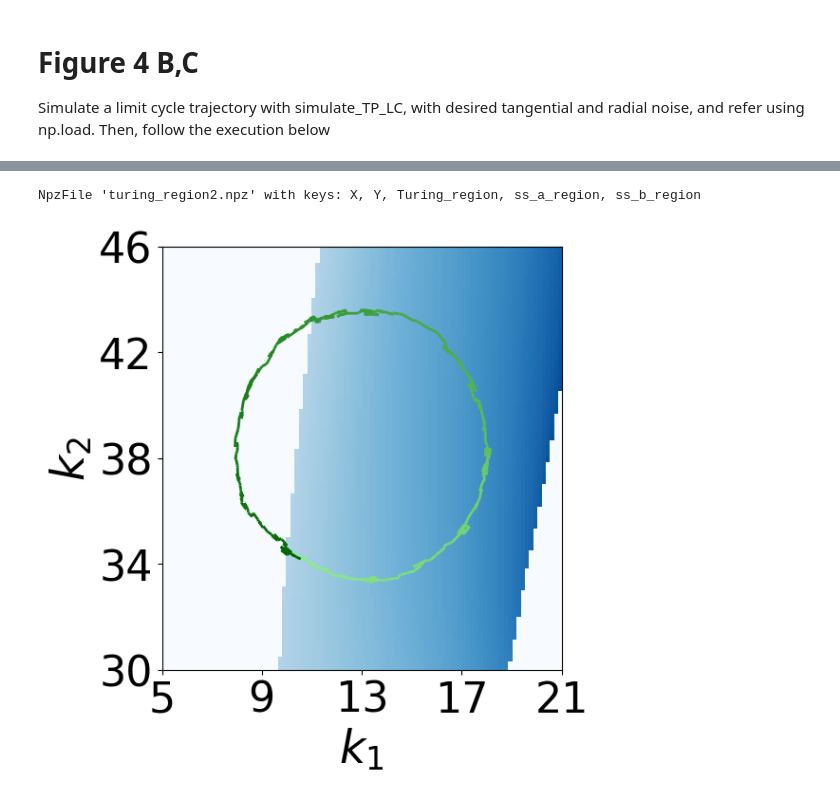
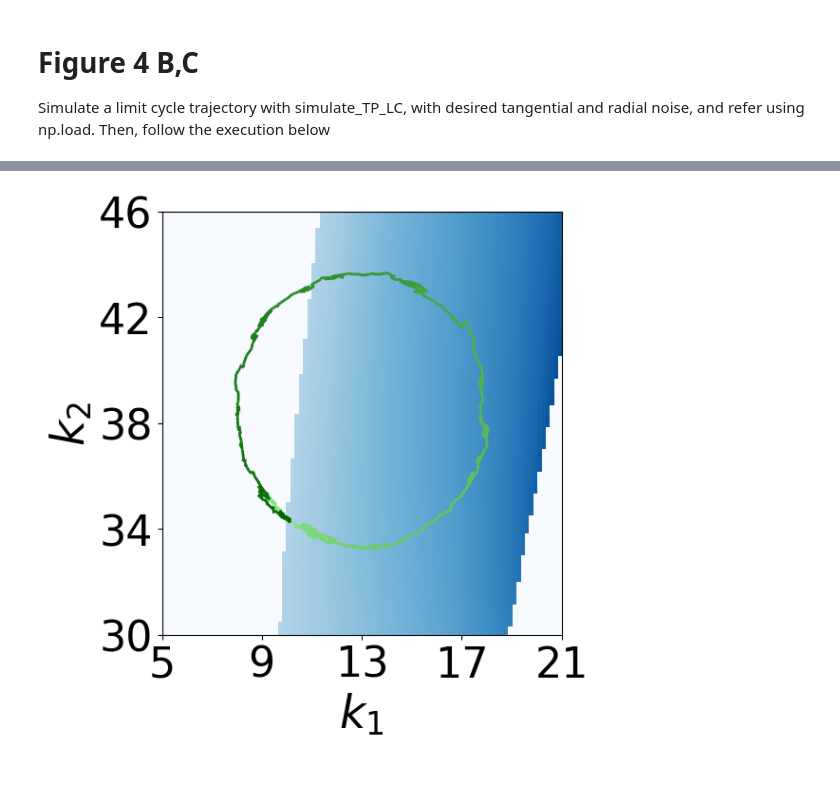
Before and after one commit to Endres-group/Limit-cycle-Turing-patterns, a Jupyter notebook: Figure_4.ipynb, the cells around one changed output, grey strips where cells are left out. Cells and saved outputs as stored; diff of their text form; code cells hidden in the pictures.

```diff
--- a/Figure_4.ipynb
+++ b/Figure_4.ipynb
@@ -110,6 +111,6 @@ X, Y, Turing_region = compute_turing_region(params, 0, 30, 15,50, 6,ss_a_region,
 # np.savez('turing_region.npz', X=X, Y=Y, Turing_region=Turing_region,ss_a_region = ss_a_region,ss_b_region = ss_b_region)
 # %%
-tr = np.load('turing_region2.npz')
+tr = np.load('turing_region.npz')
 X = tr['X']
 Y = tr['Y']
 Turing_region = tr['Turing_region']
@@ -1483,16 +1519,38 @@ print(centers)
+# %%
+tan_vars = simulate_LC_TP(
+                y0=y0.copy(),
+                t0=0,
+                t_max=630,
+                dt=dt,
+                c=params,
+                dx=dx,
+                bound_cond=bound_cond,
+                modelfuns=model_eq,
+                r=r,
+                noise_amp=noise_amp,
+                v_r=v_r,
+                v_theta=v_theta,
+                cent_cyc=[centers[5][0],centers[5][1]],
+                k1_0 = entrances[5][0],
+                k2_0 = entrances[5][1],
+                tangential_noise = 0.16,
+                radial_noise = 0.04
+        )
 # %% [markdown]
 # Figure 4 B,C
 Simulate a limit cycle trajectory with simulate_TP_LC, with desired tangential and radial noise, and refer using np.load. Then, follow the execution below
 # %%
-data = np.load('turing_region.npz')
+data = np.load('turing_region2.npz')
 X = data['X']
 Y = data['Y']
 Turing_region = data['Turing_region']
 
 # Load your data
-res = np.load('fig4_rad_noise_graph0.npz')
-x = res['k1']
-y = res['k2']
+x = []
+y = []
+for i in range(len(rad_vars)):
+    x.append(rad_vars[i]["k1"])
+    y.append(rad_vars[i]["k2"])
 
 # Create segments for LineCollection
 points = np.array([x, y]).T.reshape(-1, 1, 2)
@@ -1524,6 +1582,6 @@ ax.set_ylabel(r"$k_2$",fontsize = 34)
 ax.set_yticks([30, 34, 38, 42, 46])
 ax.tick_params(axis='both', labelsize=32)
 plt.tight_layout()
-plt.savefig('fig4_radial_noise')
+plt.savefig('fig4_radial_noise_rev')
 plt.show()
 # %% [output]
@@ -1532,36 +1589,37 @@ NpzFile 'turing_region2.npz' with keys: X, Y, Turing_region, ss_a_region, ss_b_r
 # %%
-res = np.load('fig4_tan_noise_graph1.npz')
-x = res['k1']
-y = res['k2']
+x = []
+y = []
+for i in range(len(tan_vars)):
+    x.append(tan_vars[i]["k1"])
+    y.append(tan_vars[i]["k2"])
 
 points = np.array([x, y]).T.reshape(-1, 1, 2)
 segments = np.concatenate([points[:-1], points[1:]], axis=1)
 
 cmap = LinearSegmentedColormap.from_list("green_gradient", ["lightgreen", "darkgreen"])
 
 norm = Normalize(vmin=0, vmax=len(x))
 
 lc = LineCollection(segments, cmap=cmap, norm=norm)
 lc.set_array(np.arange(len(x)))
 lc.set_linewidth(2)
 
 fig, ax = plt.subplots(figsize = (6,6))
 ax.add_collection(lc)
 
 plt.pcolormesh(X, Y, Turing_region, shading="auto", cmap = 'Blues')
 
 ax.set_xlim(5, 21)
 ax.set_xlabel(r"$k_1$",fontsize = 34)
 ax.set_xticks([5, 9,13,  17, 21])
 
 ax.set_ylim(30, 46)
 ax.set_ylabel(r"$k_2$",fontsize = 34)
 
 ax.set_yticks([30, 34, 38, 42, 46])
 ax.tick_params(axis='both', labelsize=32)
 plt.tight_layout()
-plt.savefig('fig4_tangential_noise')
+plt.savefig('fig4_tangential_noise_rev')
 plt.show()
 # %% [output]
-NpzFile 'turing_region2.npz' with keys: X, Y, Turing_region, ss_a_region, ss_b_region
-[figure, old version]
+[figure, new version]
```
Also changed, not shown: parts of 24 cells of this notebook, 1 other file.
